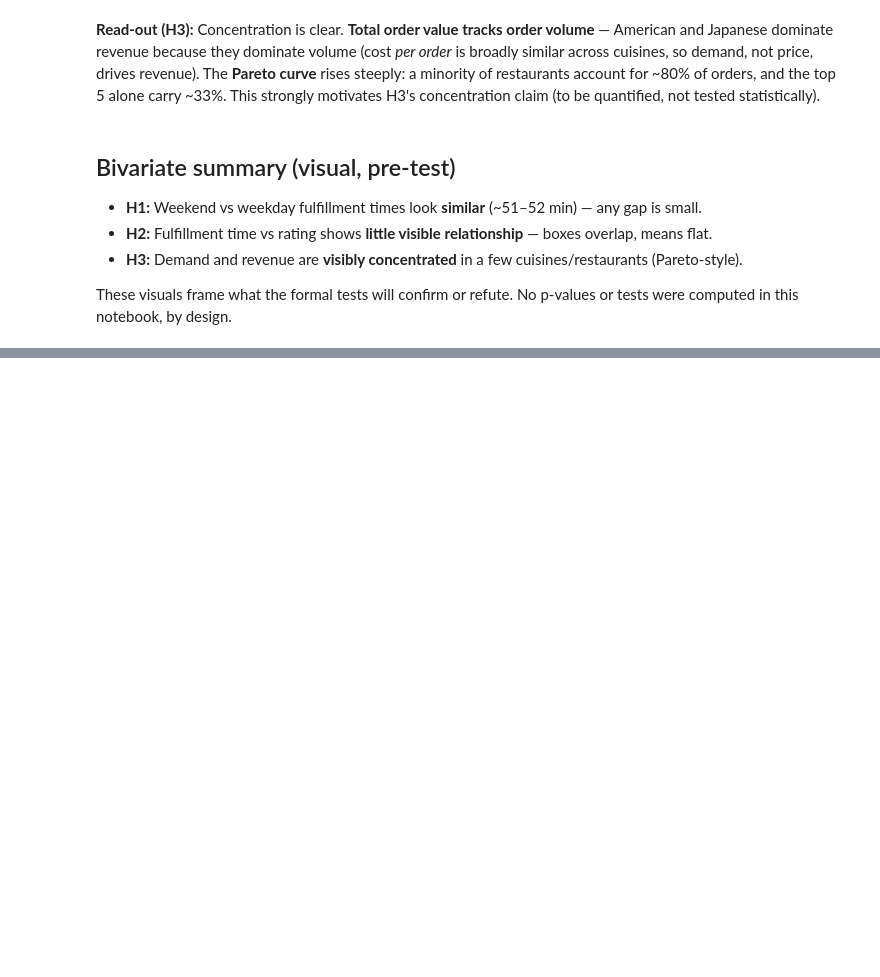
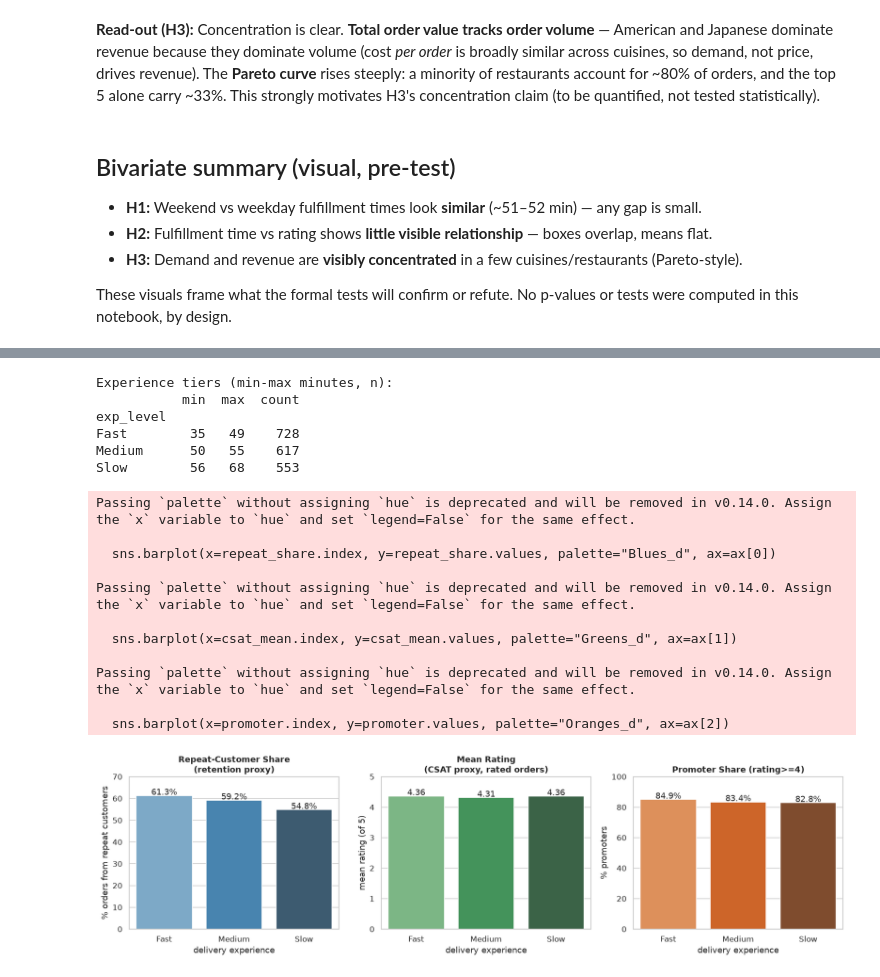
Before and after one commit to dinkycoder/GreatLearning, a Jupyter notebook: notebooks/02_bivariate_analysis.ipynb, the cells around one changed output, grey strips where cells are left out. Cells and saved outputs as stored; diff of their text form; code cells hidden in the pictures; blank space fills up the shorter version.

```diff
--- a/notebooks/02_bivariate_analysis.ipynb
+++ b/notebooks/02_bivariate_analysis.ipynb
@@ -192,0 +217,45 @@ tests were computed in this notebook, by design.
+# %%
+# Define delivery-experience tiers from total fulfillment time
+df["exp_level"] = pd.qcut(df["total_fulfillment_time"], 3, labels=["Fast", "Medium", "Slow"])
+print("Experience tiers (min-max minutes, n):")
+print(df.groupby("exp_level", observed=True)["total_fulfillment_time"].agg(["min","max","count"]))
+# %% [output]
+Experience tiers (min-max minutes, n):
+           min  max  count
+exp_level
+Fast        35   49    728
+Medium      50   55    617
+Slow        56   68    553
+# %%
+rated = df.dropna(subset=["rating_value"])
+
+repeat_share = df.groupby("exp_level", observed=True)["is_repeat_customer"].mean() * 100
+csat_mean    = rated.groupby("exp_level", observed=True)["rating_value"].mean()
+promoter     = rated.groupby("exp_level", observed=True)["is_promoter"].mean() * 100
+
+fig, ax = plt.subplots(1, 3, figsize=(15, 4.3))
+sns.barplot(x=repeat_share.index, y=repeat_share.values, palette="Blues_d", ax=ax[0])
+for i,v in enumerate(repeat_share.values): ax[0].text(i, v+0.4, f"{v:.1f}%", ha="center")
+ax[0].set_title("Repeat-Customer Share\n(retention proxy)"); ax[0].set_ylabel("% orders from repeat customers"); ax[0].set_ylim(0,70); ax[0].set_xlabel("delivery experience")
+
+sns.barplot(x=csat_mean.index, y=csat_mean.values, palette="Greens_d", ax=ax[1])
+for i,v in enumerate(csat_mean.values): ax[1].text(i, v+0.03, f"{v:.2f}", ha="center")
+ax[1].set_title("Mean Rating\n(CSAT proxy, rated orders)"); ax[1].set_ylabel("mean rating (of 5)"); ax[1].set_ylim(0,5); ax[1].set_xlabel("delivery experience")
+
+sns.barplot(x=promoter.index, y=promoter.values, palette="Oranges_d", ax=ax[2])
+for i,v in enumerate(promoter.values): ax[2].text(i, v+0.6, f"{v:.1f}%", ha="center")
+ax[2].set_title("Promoter Share (rating>=4)"); ax[2].set_ylabel("% promoters"); ax[2].set_ylim(0,100); ax[2].set_xlabel("delivery experience")
+plt.tight_layout(); plt.show()
+# %% [output]
+Passing `palette` without assigning `hue` is deprecated and will be removed in v0.14.0. Assign the `x` variable to `hue` and set `legend=False` for the same effect.
+
+  sns.barplot(x=repeat_share.index, y=repeat_share.values, palette="Blues_d", ax=ax[0])
+
+Passing `palette` without assigning `hue` is deprecated and will be removed in v0.14.0. Assign the `x` variable to `hue` and set `legend=False` for the same effect.
+
+  sns.barplot(x=csat_mean.index, y=csat_mean.values, palette="Greens_d", ax=ax[1])
+
+Passing `palette` without assigning `hue` is deprecated and will be removed in v0.14.0. Assign the `x` variable to `hue` and set `legend=False` for the same effect.
+
+  sns.barplot(x=promoter.index, y=promoter.values, palette="Oranges_d", ax=ax[2])
+[figure, added]
```
Also changed, not shown: parts of 2 cells of this notebook.
